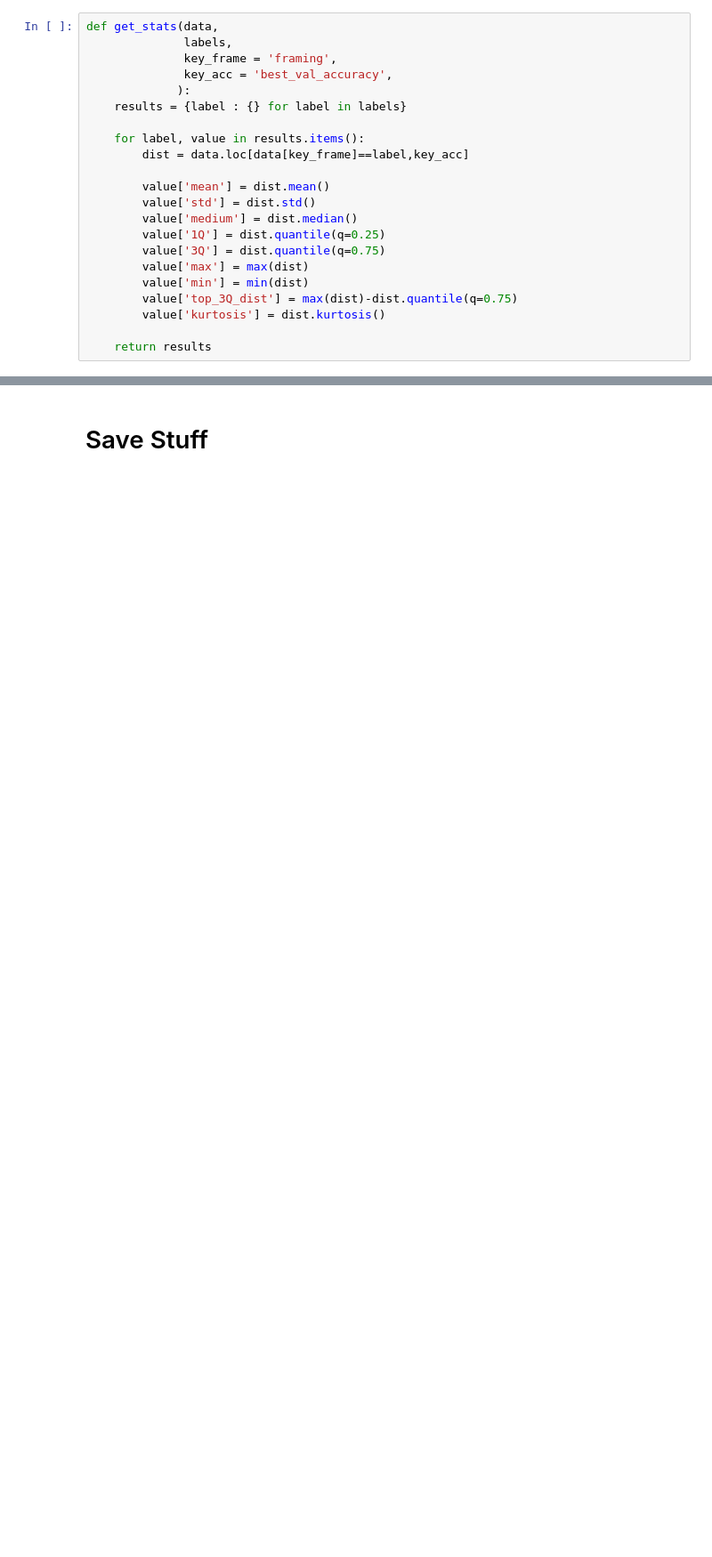
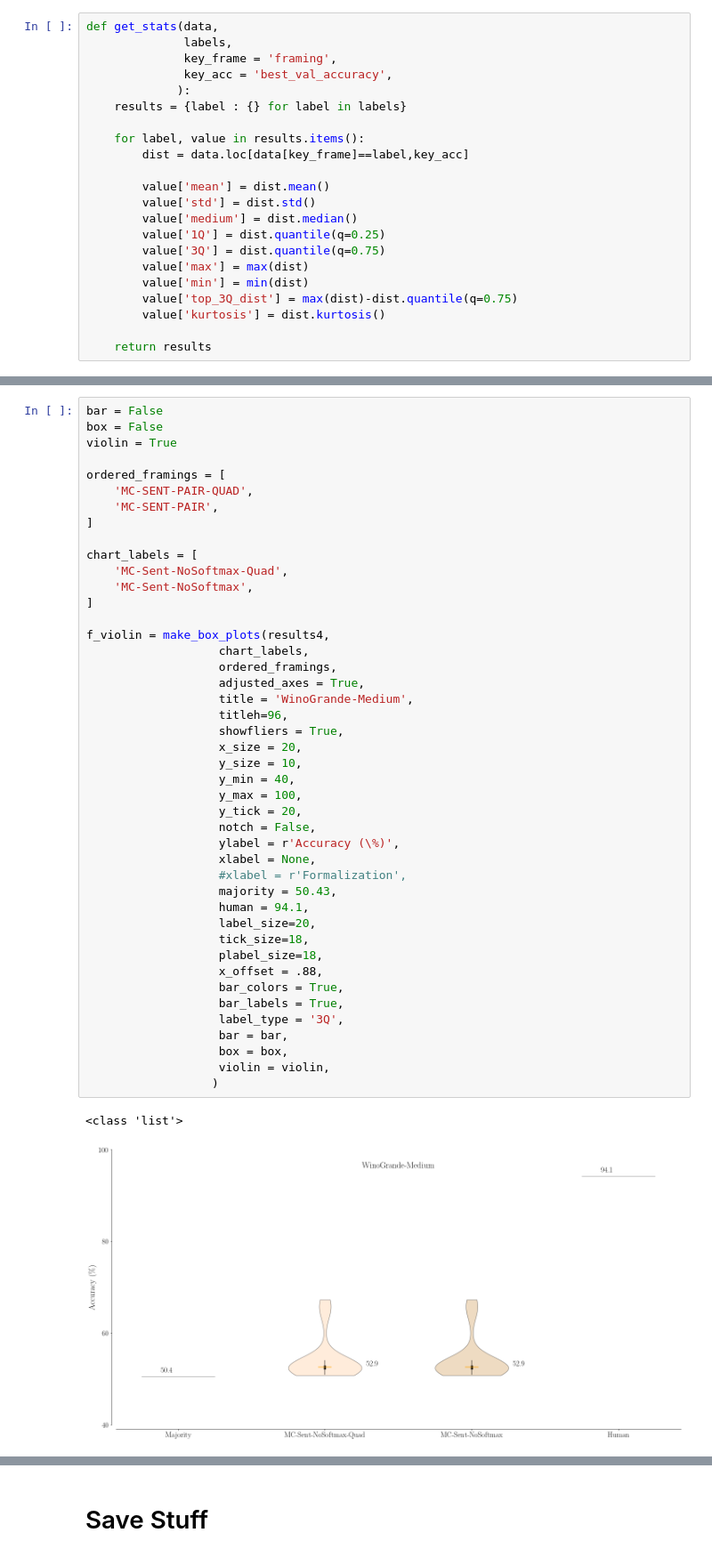
Before and after one commit to nyu-mll/wsc-formalizations, a Jupyter notebook: analysis/winogrande-option-analysis.ipynb, the cells around one changed output, grey strips where cells are left out. Shown: that part at 89% size. Cells and saved outputs as stored; diff of their text form; blank space fills up the shorter version.

```diff
--- a/analysis/winogrande-option-analysis.ipynb
+++ b/analysis/winogrande-option-analysis.ipynb
@@ -358,0 +468,47 @@ kurtosis     12.718074
+# %%
+bar = False
+box = False
+violin = True
+
+ordered_framings = [
+    'MC-SENT-PAIR-QUAD',
+    'MC-SENT-PAIR',
+]
+
+chart_labels = [
+    'MC-Sent-NoSoftmax-Quad',
+    'MC-Sent-NoSoftmax',
+]
+
+f_violin = make_box_plots(results4,
+                   chart_labels,
+                   ordered_framings,
+                   adjusted_axes = True,
+                   title = 'WinoGrande-Medium',
+                   titleh=96,
+                   showfliers = True,
+                   x_size = 20,
+                   y_size = 10,
+                   y_min = 40,
+                   y_max = 100,
+                   y_tick = 20,
+                   notch = False,
+                   ylabel = r'Accuracy (\%)',
+                   xlabel = None,
+                   #xlabel = r'Formalization',
+                   majority = 50.43,
+                   human = 94.1,
+                   label_size=20,
+                   tick_size=18,
+                   plabel_size=18,
+                   x_offset = .88,
+                   bar_colors = True,
+                   bar_labels = True,
+                   label_type = '3Q',
+                   bar = bar,
+                   box = box,
+                   violin = violin,
+                  )
+# %% [output]
+<class 'list'>
+[figure, added]
```
Also changed, not shown: parts of 16 cells of this notebook, 2 other files.
